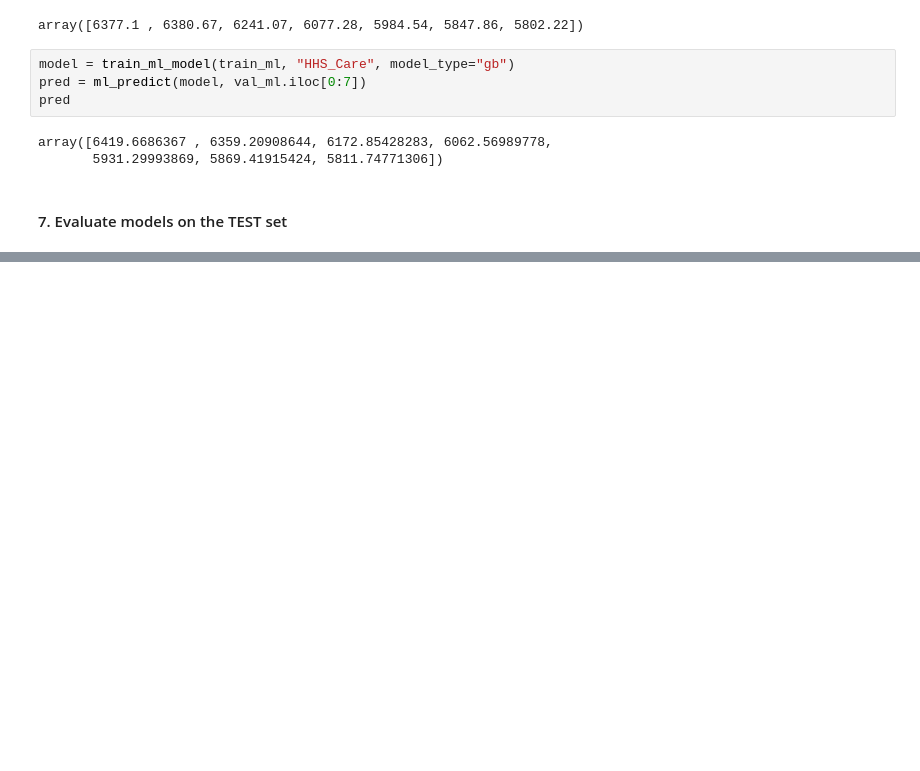
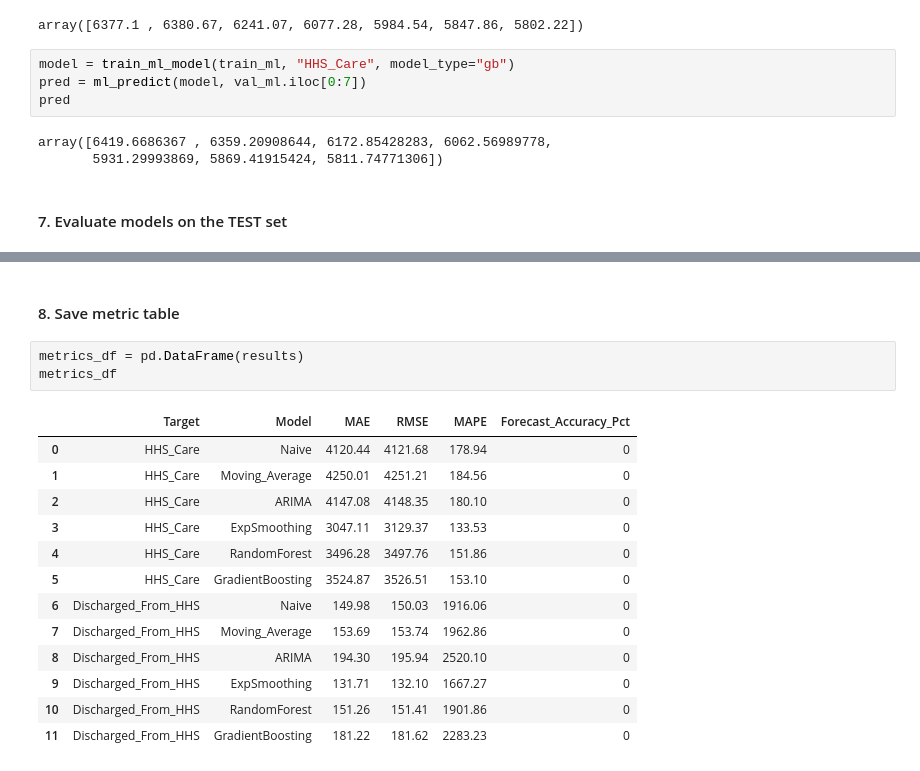
Before and after one commit to amithvardhan99/resume-projects, a Jupyter notebook: Predictive Forecasting of Care Load & Placement Demand/notebook-1.ipynb, the cells around one changed output, grey strips where cells are left out. Cells and saved outputs as stored; diff of their text form; blank space fills up the shorter version.

```diff
--- a/Predictive Forecasting of Care Load & Placement Demand/notebook-1.ipynb
+++ b/Predictive Forecasting of Care Load & Placement Demand/notebook-1.ipynb
@@ -268,0 +358,19 @@ array([6419.6686367 , 6359.20908644, 6172.85428283, 6062.56989778,
+# %% [markdown]
+#### 8. Save metric table
+# %%
+metrics_df = pd.DataFrame(results)
+metrics_df
+# %% [output]
+|  | Target | Model | MAE | RMSE | MAPE | Forecast_Accuracy_Pct |
+| 0 | HHS_Care | Naive | 4120.44 | 4121.68 | 178.94 | 0 |
+| 1 | HHS_Care | Moving_Average | 4250.01 | 4251.21 | 184.56 | 0 |
+| 2 | HHS_Care | ARIMA | 4147.08 | 4148.35 | 180.10 | 0 |
+| 3 | HHS_Care | ExpSmoothing | 3047.11 | 3129.37 | 133.53 | 0 |
+| 4 | HHS_Care | RandomForest | 3496.28 | 3497.76 | 151.86 | 0 |
+| 5 | HHS_Care | GradientBoosting | 3524.87 | 3526.51 | 153.10 | 0 |
+| 6 | Discharged_From_HHS | Naive | 149.98 | 150.03 | 1916.06 | 0 |
+| 7 | Discharged_From_HHS | Moving_Average | 153.69 | 153.74 | 1962.86 | 0 |
+| 8 | Discharged_From_HHS | ARIMA | 194.30 | 195.94 | 2520.10 | 0 |
+| 9 | Discharged_From_HHS | ExpSmoothing | 131.71 | 132.10 | 1667.27 | 0 |
+| 10 | Discharged_From_HHS | RandomForest | 151.26 | 151.41 | 1901.86 | 0 |
+| 11 | Discharged_From_HHS | GradientBoosting | 181.22 | 181.62 | 2283.23 | 0 |
```
Also changed, not shown: parts of 10 cells of this notebook.
